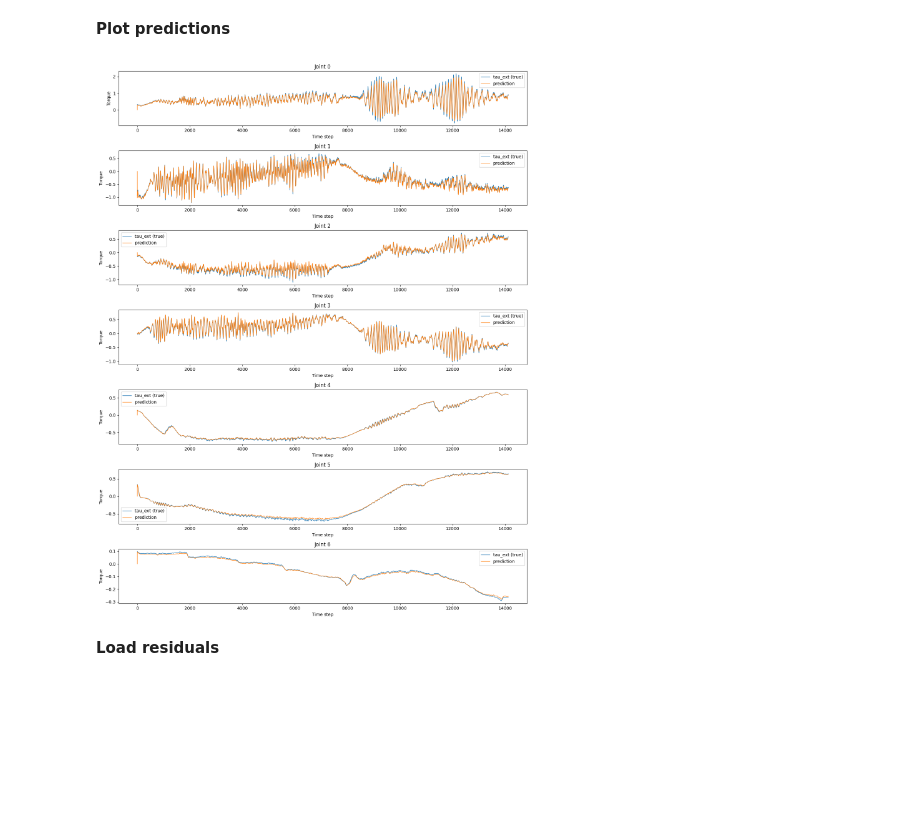
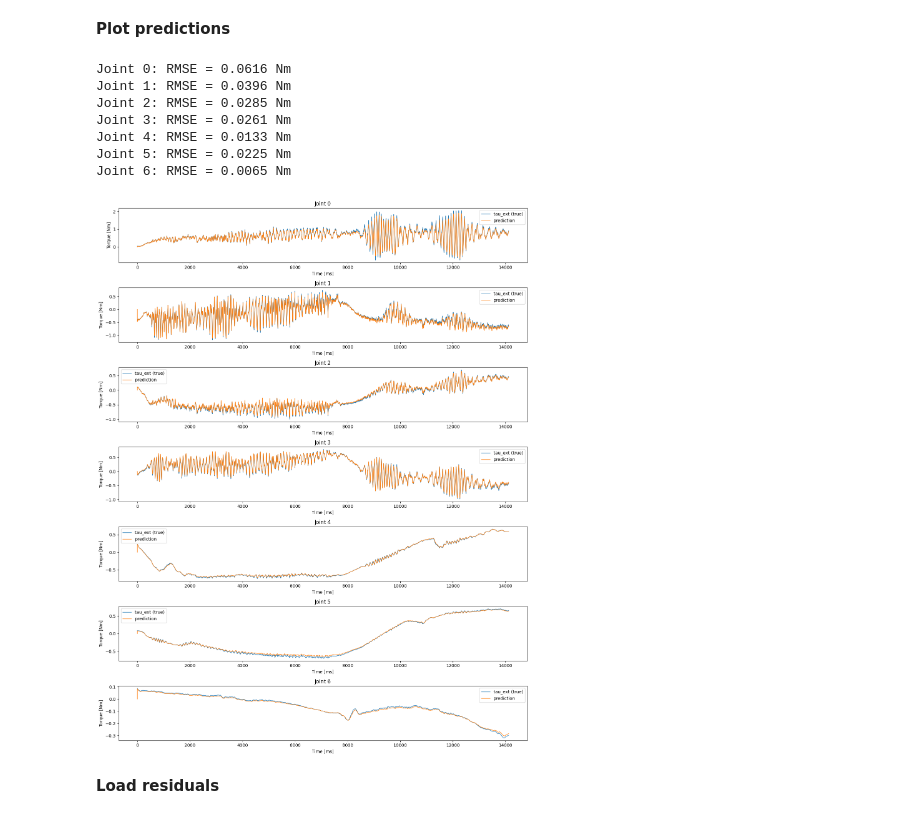
Before and after one commit to Anthony7-Ho/nonlinear_deepc_controller, a Jupyter notebook: performance_evaluation/evaluation.ipynb, the cells around one changed output. Drawn from its saved outputs; the diff is of its cells as text; code cells hidden in the pictures; blank space fills up the shorter version.

```diff
--- a/performance_evaluation/evaluation.ipynb
+++ b/performance_evaluation/evaluation.ipynb
@@ -105,21 +106,33 @@ RMS tau_ext_deepc: 0.4951517371043544
 # %%
 num_joints = tau_ext_full.shape[1]
 
 plt.figure(figsize=(14, 18))
 
 for i in range(num_joints):
+
+    err = tau_ext_full[:, i] - prediction_full[:, i]
+    rmse = np.sqrt(np.mean(err**2))
+    print(f"Joint {i}: RMSE = {rmse:.4f} Nm")
+
     plt.subplot(num_joints, 1, i + 1)
     plt.plot(tau_ext_full[:, i], label="tau_ext (true)", linewidth=1.0)
     plt.plot(prediction_full[:, i], label="prediction", linewidth=1.0)
     plt.title(f"Joint {i}")
-    plt.xlabel("Time step")
-    plt.ylabel("Torque")
+    plt.xlabel("Time [ms]")
+    plt.ylabel("Torque [Nm]")
     plt.legend()
 
 plt.tight_layout()
 plt.show()
 # %% [output]
+Joint 0: RMSE = 0.0616 Nm
+Joint 1: RMSE = 0.0396 Nm
+Joint 2: RMSE = 0.0285 Nm
+Joint 3: RMSE = 0.0261 Nm
+Joint 4: RMSE = 0.0133 Nm
+Joint 5: RMSE = 0.0225 Nm
+Joint 6: RMSE = 0.0065 Nm
-[figure, old version]
+[figure, new version]
 # %% [markdown]
 **Load residuals**
 # %%
```
Also changed, not shown: parts of 8 cells of this notebook, 3 other files.
